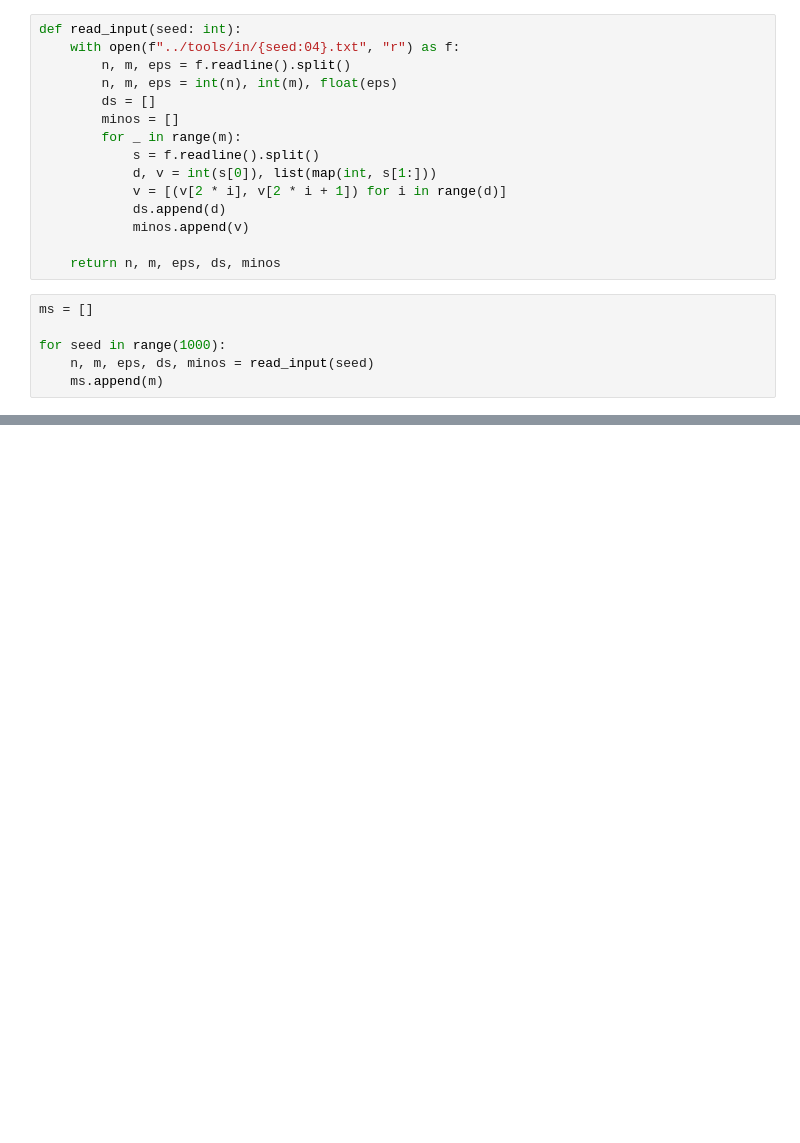
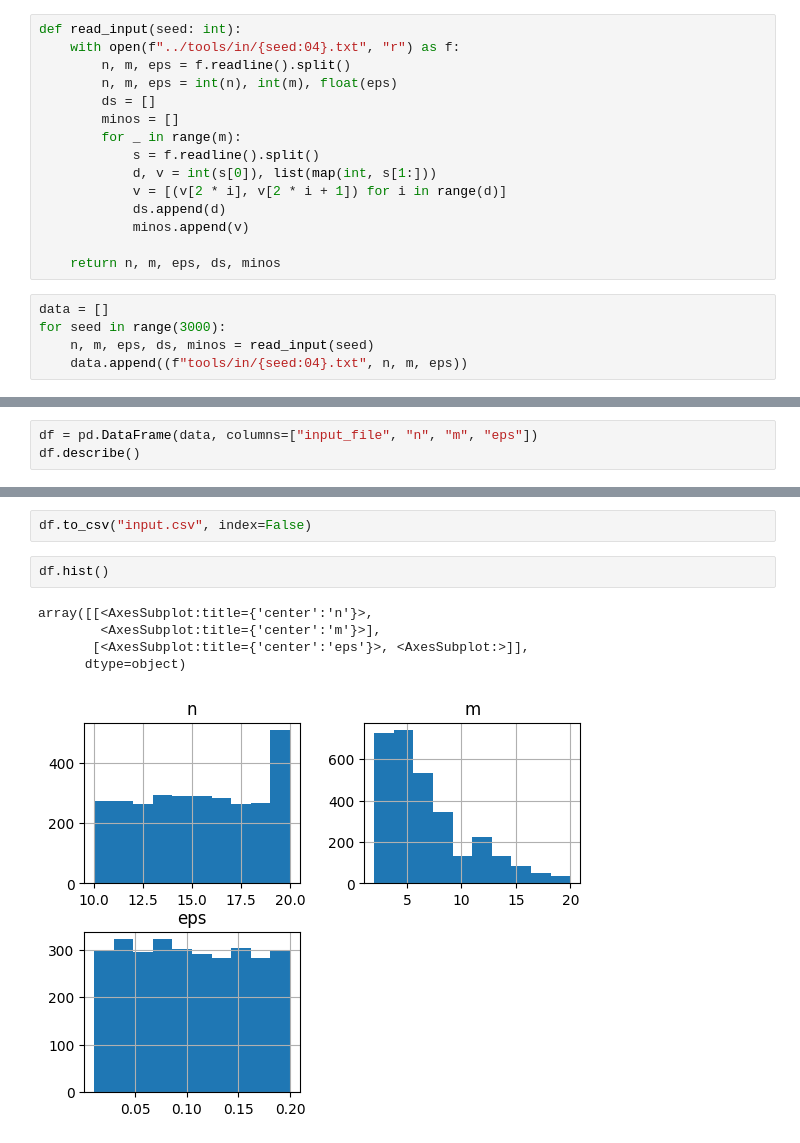
Before and after one commit to tishii2479/ahc030, a Jupyter notebook: notebooks/a.ipynb, the cells around one changed output, grey strips where cells are left out. Cells and saved outputs as stored; diff of their text form; blank space fills up the shorter version.

```diff
--- a/notebooks/a.ipynb
+++ b/notebooks/a.ipynb
@@ -32,8 +32,7 @@ def read_input(seed: int):
 
     return n, m, eps, ds, minos
 # %%
-ms = []
-
-for seed in range(1000):
+data = []
+for seed in range(3000):
     n, m, eps, ds, minos = read_input(seed)
-    ms.append(m)
+    data.append((f"tools/in/{seed:04}.txt", n, m, eps))
@@ -58,0 +39,3 @@ plt.hist(ms)
+# %%
+df = pd.DataFrame(data, columns=["input_file", "n", "m", "eps"])
+df.describe()
@@ -58,0 +52,10 @@ plt.hist(ms)
+# %%
+df.to_csv("input.csv", index=False)
+# %%
+df.hist()
+# %% [output]
+array([[<AxesSubplot:title={'center':'n'}>,
+        <AxesSubplot:title={'center':'m'}>],
+       [<AxesSubplot:title={'center':'eps'}>, <AxesSubplot:>]],
+      dtype=object)
+[figure, added]
```
Also changed, not shown: parts of 3 cells of this notebook, 3 other files.
